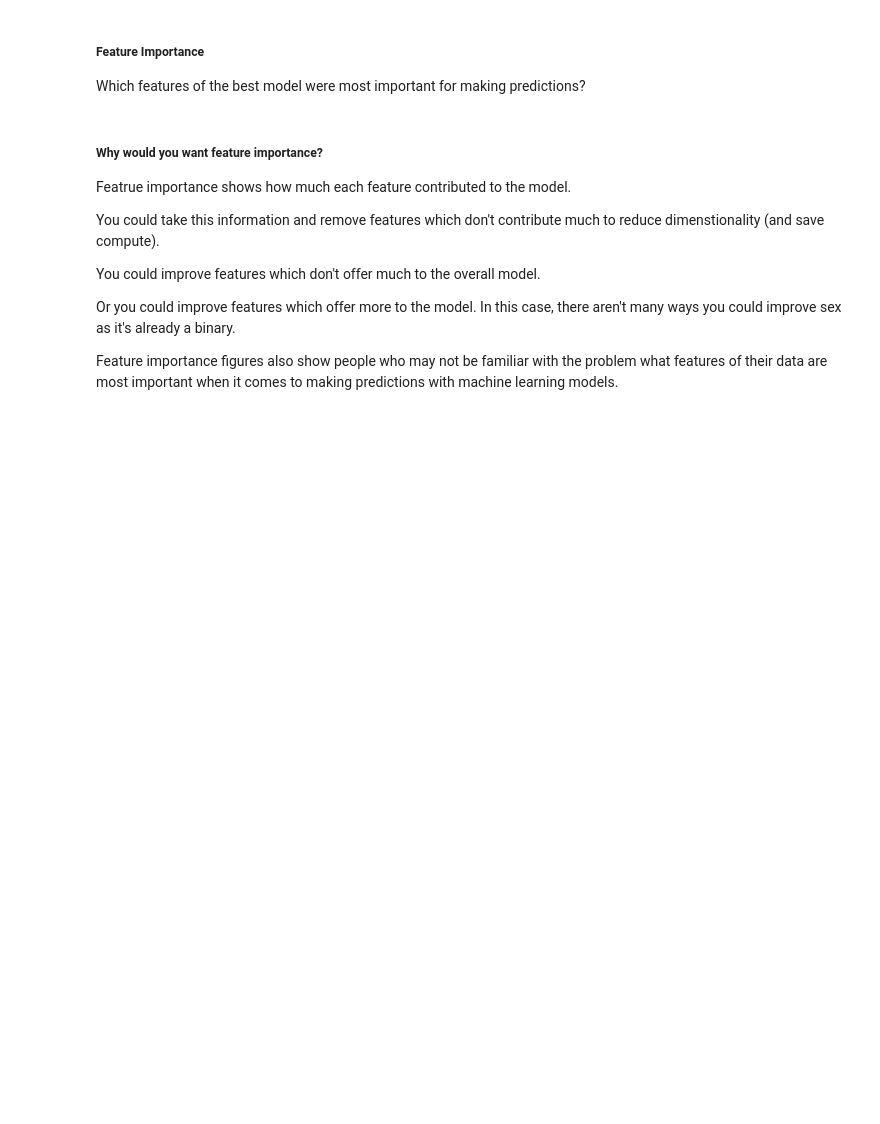
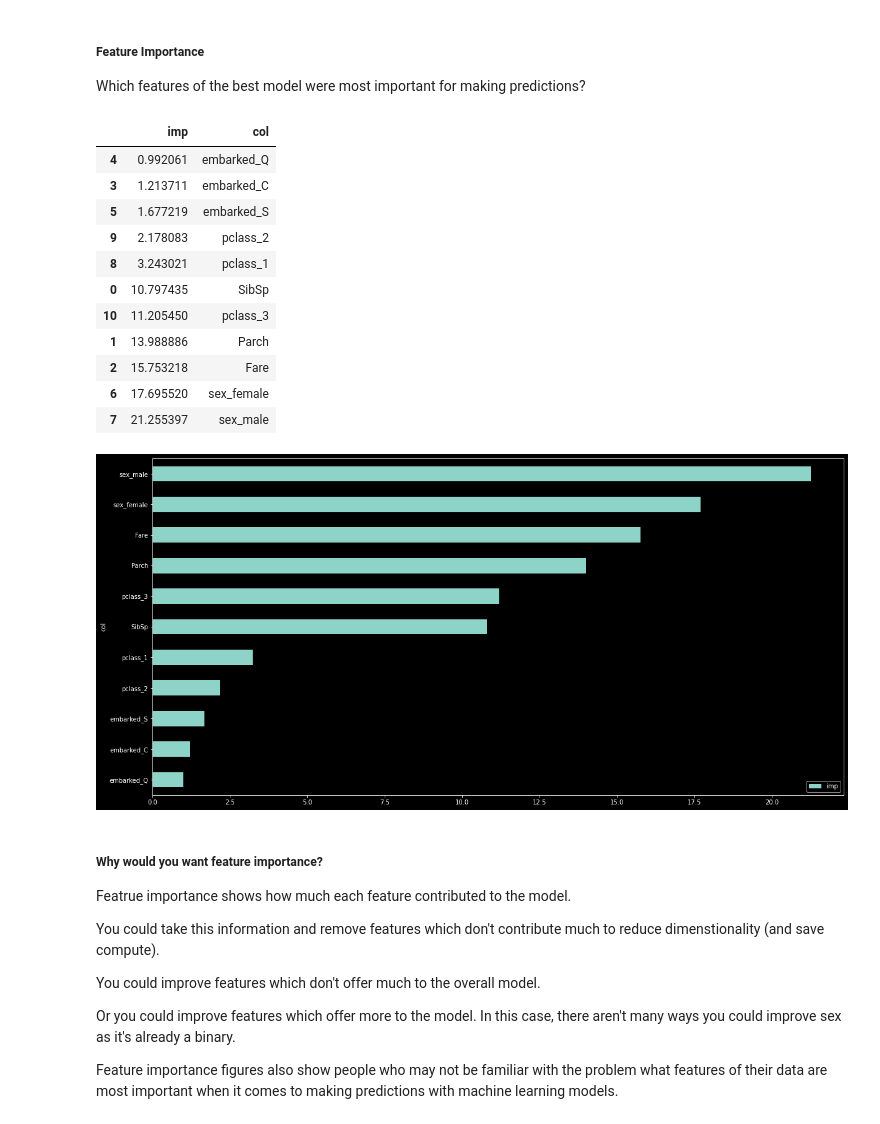
Before and after one commit to nhatpbdlb/titanic_kaggle, a Jupyter notebook: titanic_kaggle.ipynb, the cells around one changed output. Cells and saved outputs as stored; diff of their text form; code cells hidden in the pictures; blank space fills up the shorter version.

```diff
--- a/titanic_kaggle.ipynb
+++ b/titanic_kaggle.ipynb
@@ -588,0 +774,4 @@ For more on CatBoost and the methods it uses to deal with categorical variables,
+# %%
+# Define the categorical features for the CatBoost model
+cat_features = np.where(X_train.dtypes != np.float)[0]
+cat_features
@@ -588,0 +780,17 @@ For more on CatBoost and the methods it uses to deal with categorical variables,
+# %%
+# Use the CatBoost Pool() function to pool together the training data and categorical feature labels
+train_pool = Pool(X_train,
+                  y_train,
+                  cat_features)
+# %%
+# CatBoost model definition
+catboost_model = CatBoostClassifier(iterations=1000,
+                                    custom_loss=['Accuracy'],
+                                    loss_function='Logloss')
+
+# Fit CatBoost model
+catboost_model.fit(train_pool,
+                   plot=True)
+
+# CatBoost accuracy
+acc_catboost = round(catboost_model.score(X_train, y_train) * 100, 2)
@@ -598,6 +927,36 @@ Which model had the best cross-validation accuracy?
 # %% [markdown]
 ##### Feature Importance
 Which features of the best model were most important for making predictions?
+# %%
+# Feature Importance
+def feature_importance(model, data):
+    """
+    Function to show which features are most important in the model.
+    ::param_model:: Which model to use?
+    ::param_data:: What data to use?
+    """
+    fea_imp = pd.DataFrame({'imp': model.feature_importances_, 'col': data.columns})
+    fea_imp = fea_imp.sort_values(['imp', 'col'], ascending=[True, False]).iloc[-30:]
+    _ = fea_imp.plot(kind='barh', x='col', y='imp', figsize=(20, 10))
+    return fea_imp
+    #plt.savefig('catboost_feature_importance.png')
+# %%
+# Plot the feature importance scores
+feature_importance(catboost_model, X_train)
+# %% [output]
+|  | imp | col |
+| 4 | 0.992061 | embarked_Q |
+| 3 | 1.213711 | embarked_C |
+| 5 | 1.677219 | embarked_S |
+| 9 | 2.178083 | pclass_2 |
+| 8 | 3.243021 | pclass_1 |
+| 0 | 10.797435 | SibSp |
+| 10 | 11.205450 | pclass_3 |
+| 1 | 13.988886 | Parch |
+| 2 | 15.753218 | Fare |
+| 6 | 17.695520 | sex_female |
+| 7 | 21.255397 | sex_male |
+[figure, added]
 # %% [markdown]
 ##### Why would you want feature importance?
 
```
Also changed, not shown: parts of 45 cells of this notebook, 25 other files.
